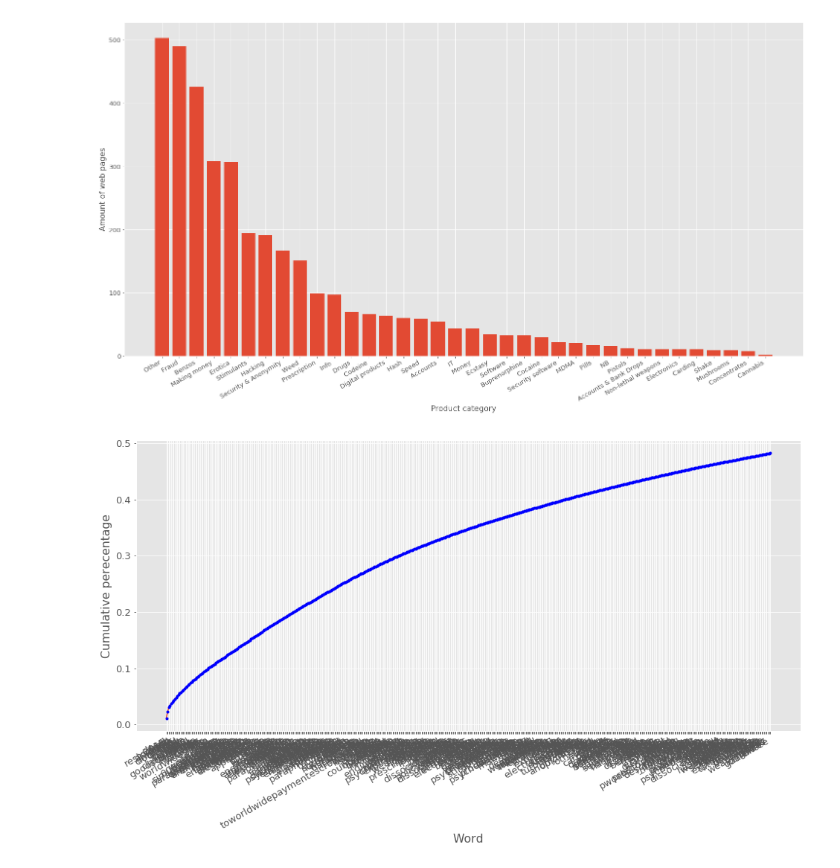
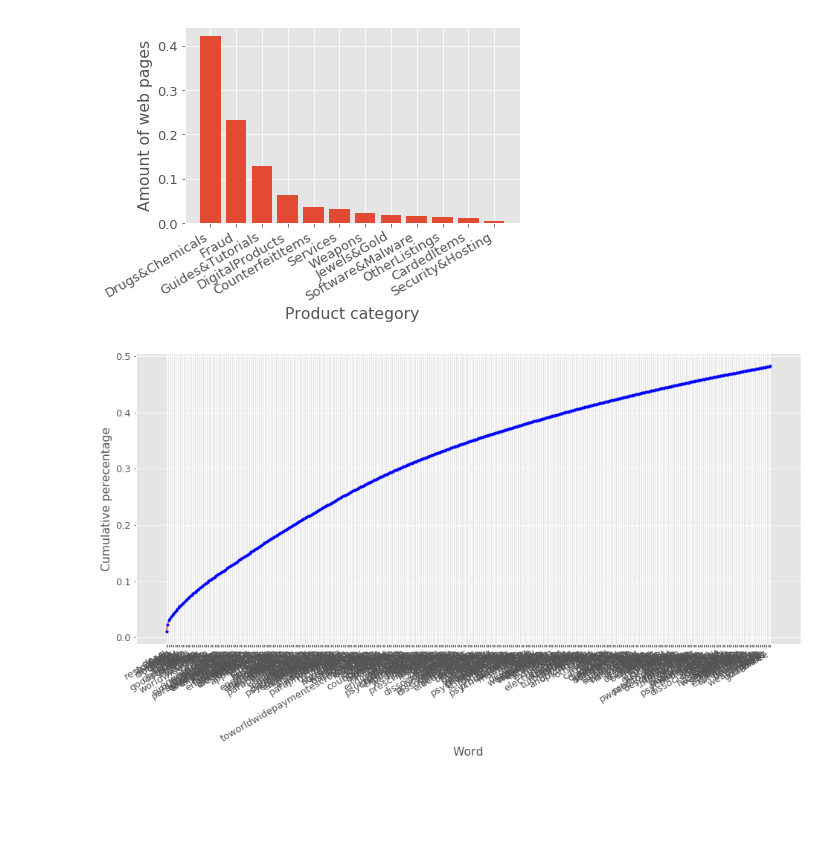
Before and after one commit to hampusadamsson/darknet_market_analyzis, a Jupyter notebook: dataset_evaluation.ipynb, the cells around one changed output. Saved outputs shown, nothing was run; the diff lists cells and outputs as text; code cells hidden in the pictures; blank space fills up the shorter version.

Commit message:
dataset modification

```diff
--- a/dataset_evaluation.ipynb
+++ b/dataset_evaluation.ipynb
@@ -13,10 +13,10 @@ from sklearn.feature_extraction.text import CountVectorizer
 matplotlib.style.use("ggplot")
 matplotlib.rcParams.update({'font.size': 13})
 # %%
-# dataset = pickle.load( open( "dataset/dataset_alphabay_nocheat.p", "rb" ) )
+dataset = pickle.load( open( "dataset/dataset_alphabay_nocheat.p", "rb" ) )
 # dataset = pickle.load( open( "dataset/dataset_alphabay.p", "rb" ) )
 # dataset = pickle.load( open( "dataset/dataset_silkroad.p", "rb" ) )
-dataset = pickle.load( open( "dataset/dataset_poseidon_nocheat.p", "rb" ) )
+# dataset = pickle.load( open( "dataset/dataset_poseidon_nocheat.p", "rb" ) )
 # dataset = pickle.load( open( "dataset/ab_dist_categories.p", "rb"))
 
 pprint(dataset[0].keys())
@@ -27,10 +27,14 @@ dict_keys(['description', 'category'])
 # %%
-data=[]
+category=[]
 for x in dataset:
-    data.append(x.get("category"))
+    category.append(x.get("category"))
+
+category_main=[]
+for x in dataset:
+    category_main.append(x.get("category_main"))
 
 desc = []
 for x in dataset:
     desc.append(x.get("description"))
 
-pprint(list(set(data)))
+# pprint(list(set(data)))
@@ -55,47 +41,30 @@ pprint(list(set(data)))
 # %%
 matplotlib.rcParams.update({'font.size': 13})
-def get_category(sub_categories=False):
+def get_category():
     tot = 0
     data_={}
-    for cat in data:
-#         cat = x.get("category")
-        if sub_categories:
-             cat = cat.split("/")[0]
+    for cat in category_main:
         try:
             data_[cat] += 1
         except:
             data_[cat] = 1
         tot+=1
 
-#     data={}
-#     tot = 0
-#     for x in dataset.keys():
-#         if x == 'none' or x == 'list_not_found' or len(x)>30:
-#             continue
-#         cat = x.split("/")[0]
-#         try:
-#             data[cat] += dataset.get(x)
-#         except:
-#             data[cat] = dataset.get(x)
-#         tot+=dataset.get(x)
-
-#     print(tot)
-
     d_key = [k for k in sorted(data_, key=lambda k: data_[k], reverse=True)]
-    d_val = [data_.get(k) for k in d_key]
+    d_val = [data_.get(k)/tot for k in d_key]
 
     fig = matplotlib.pyplot.gcf()
-    fig.set_size_inches(25, 14)
+#     fig.set_size_inches(25, 14)
     plt.ylabel("Amount of web pages")
     plt.xlabel("Product category")
     plt.bar(range(len(data_)), d_val, align='center')
     plt.xticks(range(len(data_)), d_key)
     fig.autofmt_xdate()
     plt.show()
 
-get_category(True)
+get_category()
 # %% [output]
-[figure, old version]
+[figure, new version]
 # %%
 def get_word_dist(disp_nr=15):
     inp = desc
```
Also changed, not shown: parts of 2 cells of this notebook, 1 other file.
